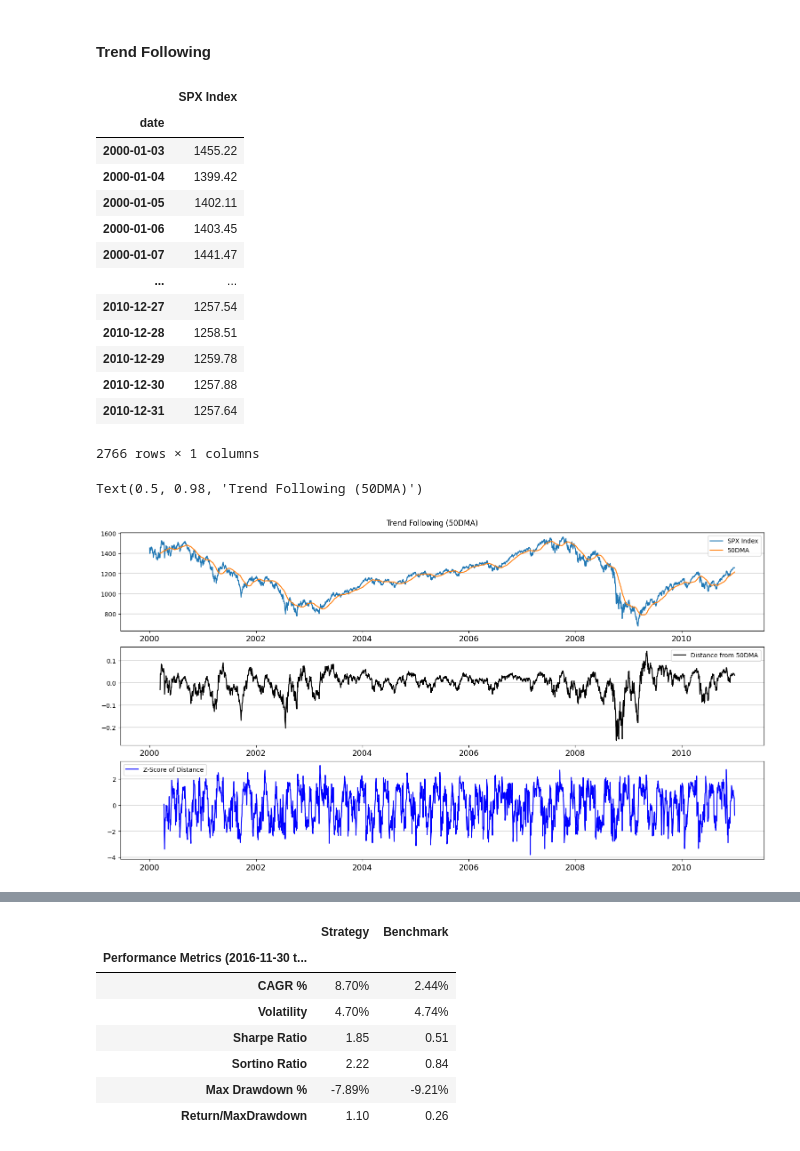
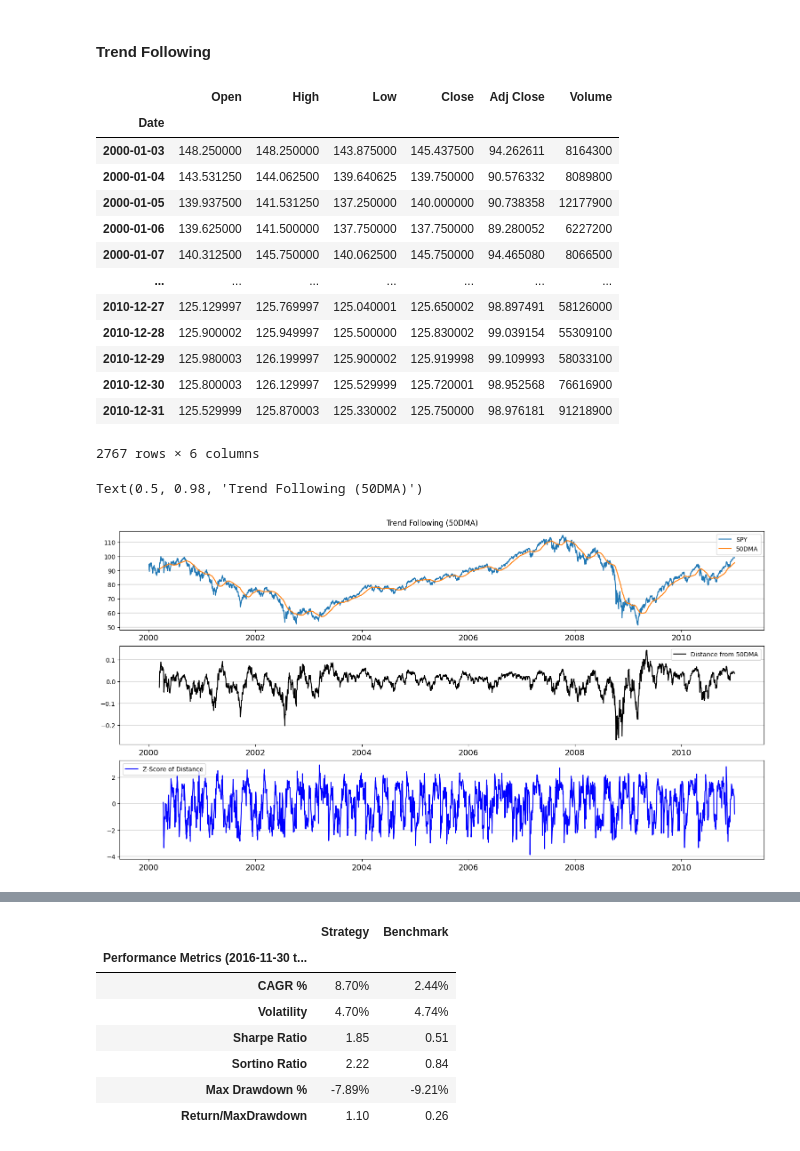
Before and after one commit to ClarenceTee93/Strategies, a Jupyter notebook: strategies.ipynb, the cells around one changed output, grey strips where cells are left out. Saved outputs shown, nothing was run; the diff lists cells and outputs as text; code cells hidden in the pictures.

```diff
--- a/strategies.ipynb
+++ b/strategies.ipynb
@@ -18,46 +18,46 @@ spy = yf.download("SPY", start = "2000-01-01", end = datetime.today().strftime("
 # %% [markdown]
 #### Trend Following
 # %%
-trend_following_sig = port1[["SPX Index"]].loc[:'2010-12-31'].copy()
+trend_following_sig = spy.loc[:'2010-12-31'].copy()
 trend_following_sig
 # %% [output]
-|  | SPX Index |
-| date |  |
-| 2000-01-03 | 1455.22 |
-| 2000-01-04 | 1399.42 |
-| 2000-01-05 | 1402.11 |
-| 2000-01-06 | 1403.45 |
-| 2000-01-07 | 1441.47 |
-| ... | ... |
-| 2010-12-27 | 1257.54 |
-| 2010-12-28 | 1258.51 |
-| 2010-12-29 | 1259.78 |
-| 2010-12-30 | 1257.88 |
-| 2010-12-31 | 1257.64 |
+|  | Open | High | Low | Close | Adj Close | Volume |
+| Date |  |  |  |  |  |  |
+| 2000-01-03 | 148.250000 | 148.250000 | 143.875000 | 145.437500 | 94.262611 | 8164300 |
+| 2000-01-04 | 143.531250 | 144.062500 | 139.640625 | 139.750000 | 90.576332 | 8089800 |
+| 2000-01-05 | 139.937500 | 141.531250 | 137.250000 | 140.000000 | 90.738358 | 12177900 |
+| 2000-01-06 | 139.625000 | 141.500000 | 137.750000 | 137.750000 | 89.280052 | 6227200 |
+| 2000-01-07 | 140.312500 | 145.750000 | 140.062500 | 145.750000 | 94.465080 | 8066500 |
+| ... | ... | ... | ... | ... | ... | ... |
+| 2010-12-27 | 125.129997 | 125.769997 | 125.040001 | 125.650002 | 98.897491 | 58126000 |
+| 2010-12-28 | 125.900002 | 125.949997 | 125.500000 | 125.830002 | 99.039154 | 55309100 |
+| 2010-12-29 | 125.980003 | 126.199997 | 125.900002 | 125.919998 | 99.109993 | 58033100 |
+| 2010-12-30 | 125.800003 | 126.129997 | 125.529999 | 125.720001 | 98.952568 | 76616900 |
+| 2010-12-31 | 125.529999 | 125.870003 | 125.330002 | 125.750000 | 98.976181 | 91218900 |
-2766 rows × 1 columns
+2767 rows × 6 columns
 # %%
-trend_following_sig["50DMA"] = trend_following_sig[["SPX Index"]].rolling(50).mean()
-trend_following_sig["dist_50dma"] = (trend_following_sig["SPX Index"] / trend_following_sig["50DMA"])  - 1
+trend_following_sig["50DMA"] = trend_following_sig[["Adj Close"]].rolling(50).mean()
+trend_following_sig["dist_50dma"] = (trend_following_sig["Adj Close"] / trend_following_sig["50DMA"])  - 1
 z_50dma_dist_obj = trend_following_sig["dist_50dma"].rolling(20)
 z_50dma_dist_z = (trend_following_sig["dist_50dma"] - z_50dma_dist_obj.mean()) / z_50dma_dist_obj.std()
 
 fig, ax = plt.subplots(3, 1, figsize = (15, 8), constrained_layout = True, sharex = True)
 
-ax[0].plot(trend_following_sig["SPX Index"], label = "SPX Index")
+ax[0].plot(trend_following_sig["Adj Close"], label = "SPY")
 ax[0].plot(trend_following_sig["50DMA"], label = "50DMA")
 ax[0].grid(axis='y', linewidth=1.2, alpha=0.5)
 ax[0].legend()
 ax[0].xaxis.set_tick_params(which='both', labelbottom=True, labelsize=13)
 ax[1].plot(trend_following_sig["dist_50dma"], label = "Distance from 50DMA", color = "black")
 ax[1].grid(axis='y', linewidth=1.2, alpha=0.5)
 ax[1].legend()
 ax[1].xaxis.set_tick_params(which='both', labelbottom=True, labelsize=13)
 ax[2].plot(z_50dma_dist_z, label = "Z-Score of Distance", color = "blue")
 ax[2].grid(axis='y', linewidth=1.2, alpha=0.5)
 ax[2].legend()
 ax[2].xaxis.set_tick_params(which='both', labelbottom=True, labelsize=13)
 fig.suptitle("Trend Following (50DMA)")
 # %% [output]
 Text(0.5, 0.98, 'Trend Following (50DMA)')
-[figure, old version]
+[figure, new version]
 # %%
```
Also changed, not shown: parts of 4 cells of this notebook.
